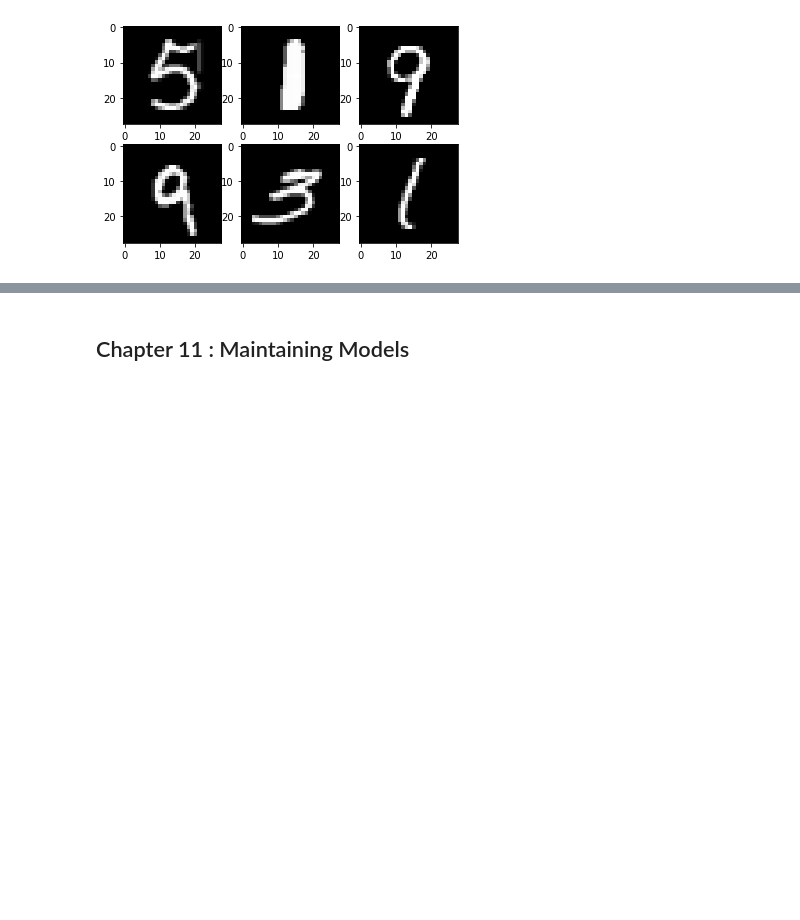
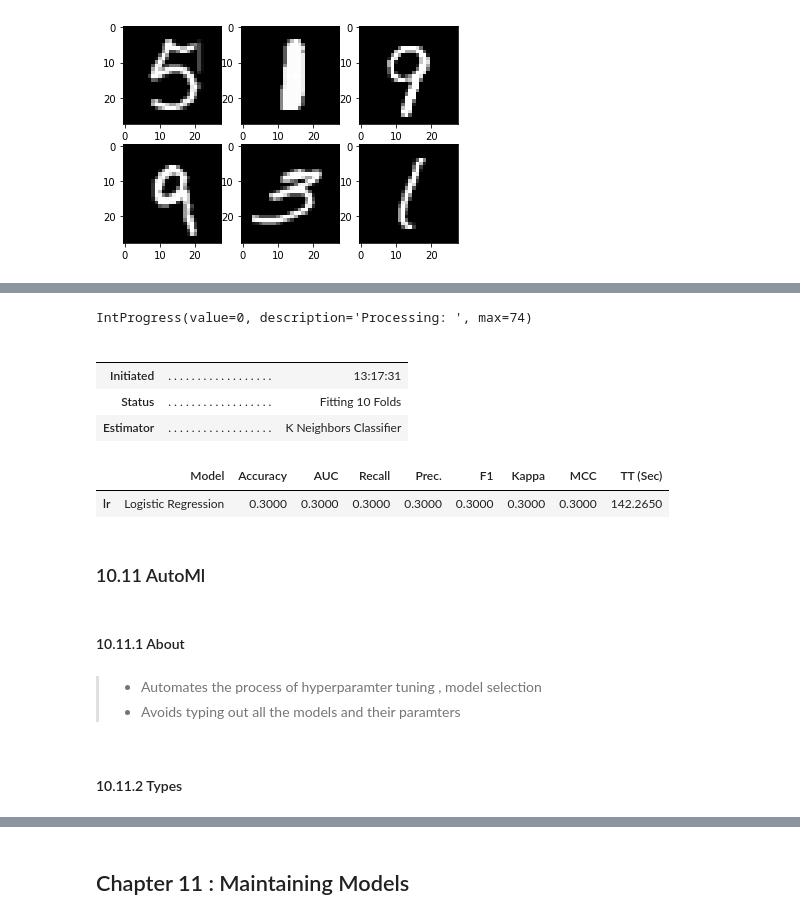
Before and after one commit to radialHuman/ds_notes, a Jupyter notebook: notes.ipynb, the cells around one changed output, grey strips where cells are left out. Cells and saved outputs as stored; diff of their text form; code cells hidden in the pictures; blank space fills up the shorter version.

```diff
--- a/notes.ipynb
+++ b/notes.ipynb
@@ -1837,0 +1913,23 @@ Accuracy : 95.39999999999999
+# %%
+# to predict using multiple
+best_model = compare_models()
+best_model
+# %% [output]
+IntProgress(value=0, description='Processing: ', max=74)
+|  |  |  |
+|  |  |  |
+| Initiated | . . . . . . . . . . . . . . . . . . | 13:17:31 |
+| Status | . . . . . . . . . . . . . . . . . . | Fitting 10 Folds |
+| Estimator | . . . . . . . . . . . . . . . . . . | K Neighbors Classifier |
+|  | Model | Accuracy | AUC | Recall | Prec. | F1 | Kappa | MCC | TT (Sec) |
+| lr | Logistic Regression | 0.3000 | 0.3000 | 0.3000 | 0.3000 | 0.3000 | 0.3000 | 0.3000 | 142.2650 |
+# %% [markdown]
+<a id='10.11'></a>
+### 10.11 AutoMl
+# %% [markdown]
+#### 10.11.1 About
+# %% [markdown]
+> * Automates the process of hyperparamter tuning , model selection
+> * Avoids typing out all the models and their paramters
+# %% [markdown]
+#### 10.11.2 Types
```
Also changed, not shown: parts of 47 cells of this notebook, 3 other files.
